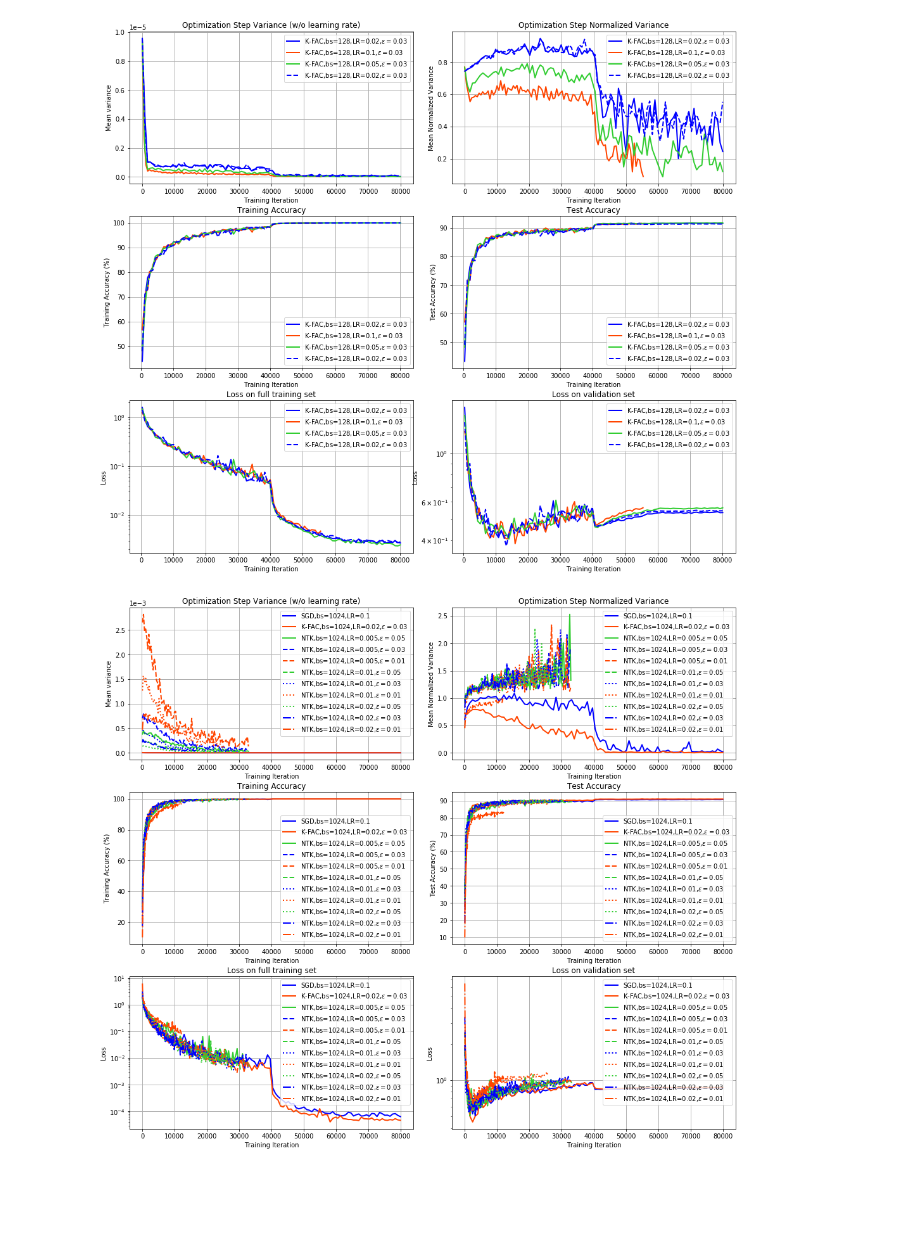
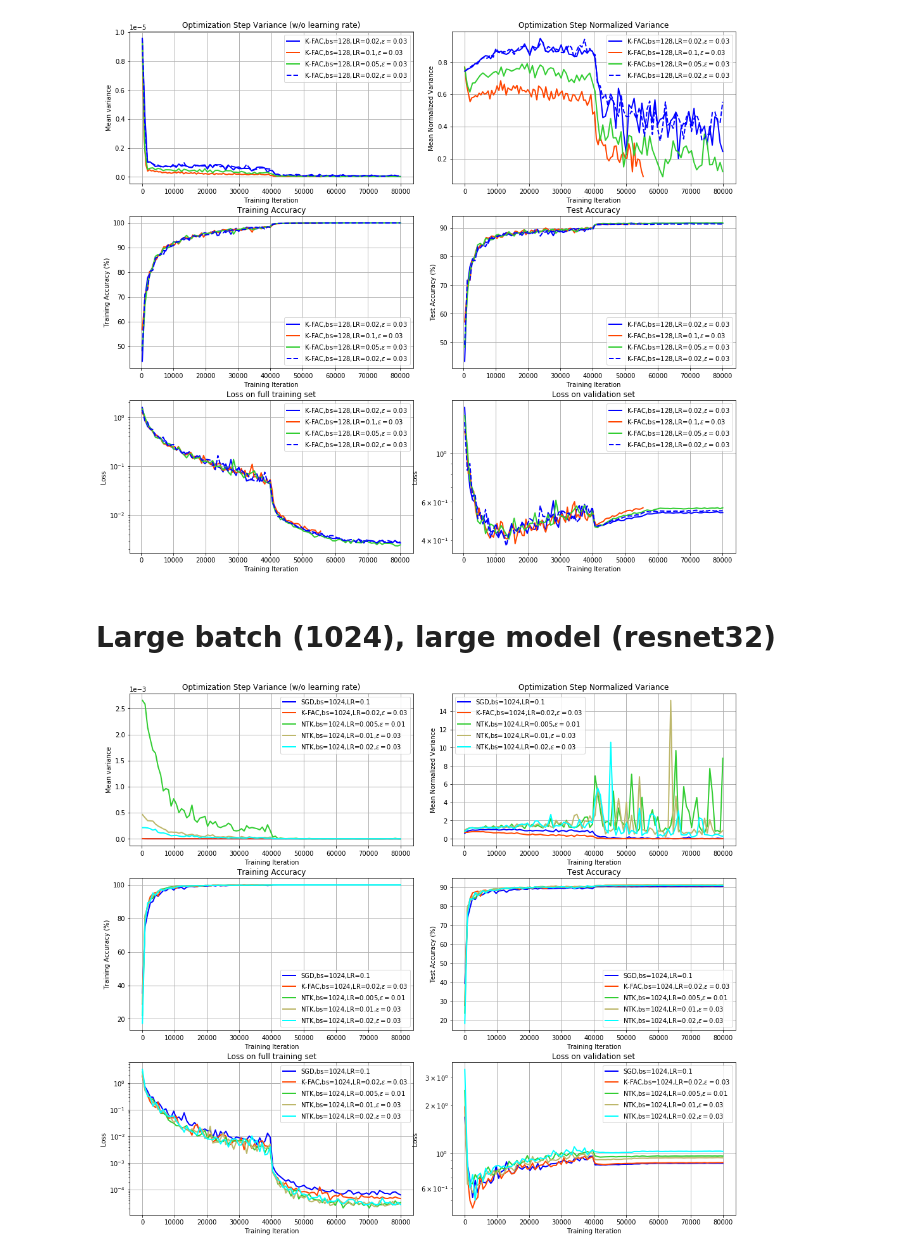
Before and after one commit to fartashf/gvar_code, a Jupyter notebook: notebooks/figures_ntk.ipynb, the cells around one changed output. Drawn from its saved outputs; the diff is of its cells as text; code cells hidden in the pictures; blank space fills up the shorter version.

```diff
--- a/notebooks/figures_ntk.ipynb
+++ b/notebooks/figures_ntk.ipynb
@@ -226,21 +226,23 @@ lg_replace = [('optim_sgd', 'SGD'), ('estim_sgd', 'SGD'), ('kfac', 'K-FAC'), ('S
 data, run_names = plot_runs_and_tags(get_data_f, plot_f, logdir, patterns, tag_names, fig_name, lg_tags, ylim, sep_h=sep_h, ncolor=ncolor, lg_replace=lg_replace)
 # %% [output]
 [figure]
+# %% [markdown]
+# Large batch (1024), large model (resnet32)
 # %%
 get_data_f = get_data_pth
 # plot_f = plt.plot
 plot_f = plot_smooth_o1
 logdir = '/u/faghri/dmom/code/runs/'
-patterns = ['.*runs_cifar10_gvar_ntk_bs1024/']  # (?!.*scheduler)
+patterns = ['.*runs_cifar10_gvar_ntk_bs1024/(00|01|.*lr_0.005.*damping_0.01|.*lr_0.01.*damping_0.03|.*lr_0.02.*damping_0.03)']  # (?!.*scheduler)
 tag_names = ['est_var', 'est_nvar', 'Tacc', 'Vacc', 'Tloss', 'Vloss']  # 'lr', 'gb_td', 'grad_bias',
 fig_name = 'figs_ntk/cifar10.png'
 lg_tags = ['estim_sgd', 'optim_sgd', 'adam', 'kfac', 'estim_ntk', 'batch_size_', 'lr_', 'damping_']
 ylim = [None]*20
 # ylim = [[.2e-4, 1e-4], [0, 1.5e-7], [-1, 0.1], None, [98, 100], [98, 100], None, None]
 # ylim = [[1e-4, 1e-1], [1e-2, 1e-1], [98, 100], [97,100], [0, 100], None, None, None, None, None, None, None, None, None, None, None, None]
 sep_h = True
-ncolor = 3
+ncolor = 5
 lg_replace = [('optim_sgd', 'SGD'), ('estim_sgd', 'SGD'), ('kfac', 'K-FAC'), ('SGD,K-FAC', 'K-FAC'), ('estim_ntk', 'NTK'), ('adamw', 'AdamW'), ('adam', 'Adam'), ('lr_', 'LR='), ('LR=0.001', 'LR=1e-3'), ('LR=0.0001', 'LR=1e-4'), ('LR=0.0005', 'LR=5e-4'), ('LR=0.0002', 'LR=2e-4'), ('batch_size_', 'bs='), ('optim_start_', 'Start='), ('damping_', '$\epsilon=$')]
 data, run_names = plot_runs_and_tags(get_data_f, plot_f, logdir, patterns, tag_names, fig_name, lg_tags, ylim, sep_h=sep_h, ncolor=ncolor, lg_replace=lg_replace)
 # %% [output]
-[figure, old version]
+[figure, new version]
```
Also changed, not shown: parts of 10 cells of this notebook, 5 other files.
